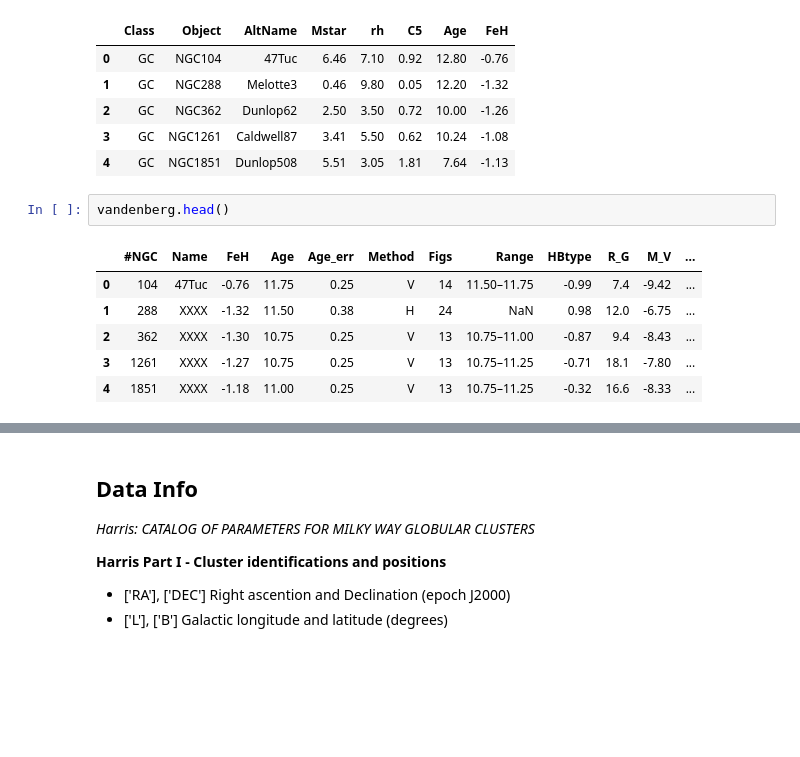
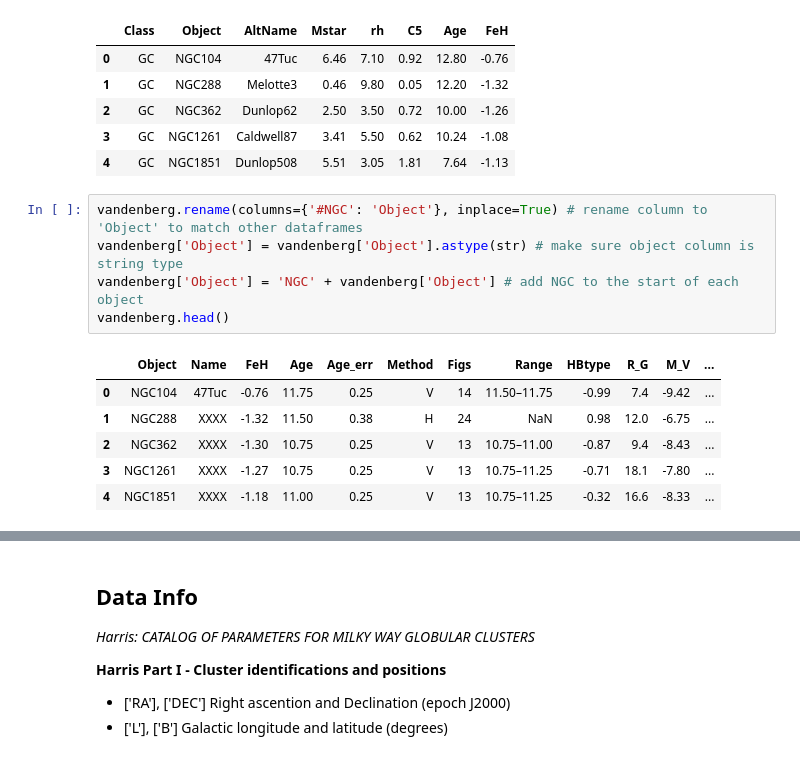
Before and after one commit to sleepdepr1ved/PHYS3116_Team, a Jupyter notebook: 3116.ipynb, the cells around one changed output, grey strips where cells are left out. Cells and saved outputs as stored; diff of their text form; blank space fills up the shorter version.

```diff
--- a/3116.ipynb
+++ b/3116.ipynb
@@ -76,11 +77,14 @@ krause.head()
 | 3 | GC | NGC1261 | Caldwell87 | 3.41 | 5.50 | 0.62 | 10.24 | -1.08 |
 | 4 | GC | NGC1851 | Dunlop508 | 5.51 | 3.05 | 1.81 | 7.64 | -1.13 |
 # %%
+vandenberg.rename(columns={'#NGC': 'Object'}, inplace=True) # rename column to 'Object' to match other dataframes
+vandenberg['Object'] = vandenberg['Object'].astype(str) # make sure object column is string type
+vandenberg['Object'] = 'NGC' + vandenberg['Object'] # add NGC to the start of each object
 vandenberg.head()
 # %% [output]
-|  | #NGC | Name | FeH | Age | Age_err | Method | Figs | Range | HBtype | R_G | M_V | ... |
-| 0 | 104 | 47Tuc | -0.76 | 11.75 | 0.25 | V | 14 | 11.50–11.75 | -0.99 | 7.4 | -9.42 | ... |
-| 1 | 288 | XXXX | -1.32 | 11.50 | 0.38 | H | 24 | NaN | 0.98 | 12.0 | -6.75 | ... |
-| 2 | 362 | XXXX | -1.30 | 10.75 | 0.25 | V | 13 | 10.75–11.00 | -0.87 | 9.4 | -8.43 | ... |
-| 3 | 1261 | XXXX | -1.27 | 10.75 | 0.25 | V | 13 | 10.75–11.25 | -0.71 | 18.1 | -7.80 | ... |
-| 4 | 1851 | XXXX | -1.18 | 11.00 | 0.25 | V | 13 | 10.75–11.25 | -0.32 | 16.6 | -8.33 | ... |
+|  | Object | Name | FeH | Age | Age_err | Method | Figs | Range | HBtype | R_G | M_V | ... |
+| 0 | NGC104 | 47Tuc | -0.76 | 11.75 | 0.25 | V | 14 | 11.50–11.75 | -0.99 | 7.4 | -9.42 | ... |
+| 1 | NGC288 | XXXX | -1.32 | 11.50 | 0.38 | H | 24 | NaN | 0.98 | 12.0 | -6.75 | ... |
+| 2 | NGC362 | XXXX | -1.30 | 10.75 | 0.25 | V | 13 | 10.75–11.00 | -0.87 | 9.4 | -8.43 | ... |
+| 3 | NGC1261 | XXXX | -1.27 | 10.75 | 0.25 | V | 13 | 10.75–11.25 | -0.71 | 18.1 | -7.80 | ... |
+| 4 | NGC1851 | XXXX | -1.18 | 11.00 | 0.25 | V | 13 | 10.75–11.25 | -0.32 | 16.6 | -8.33 | ... |
```
Also changed, not shown: parts of 7 cells of this notebook.
